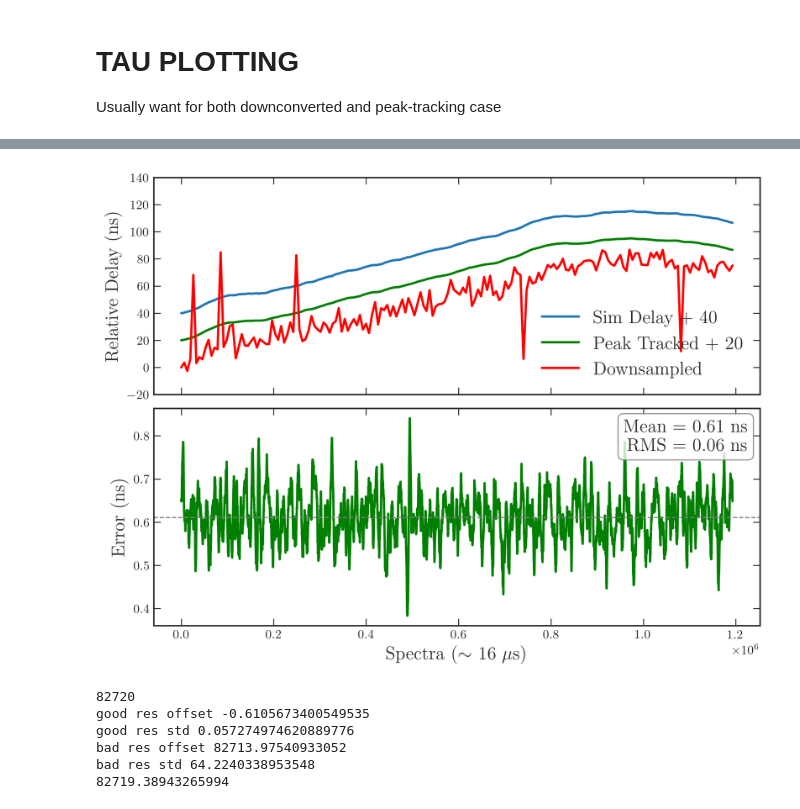
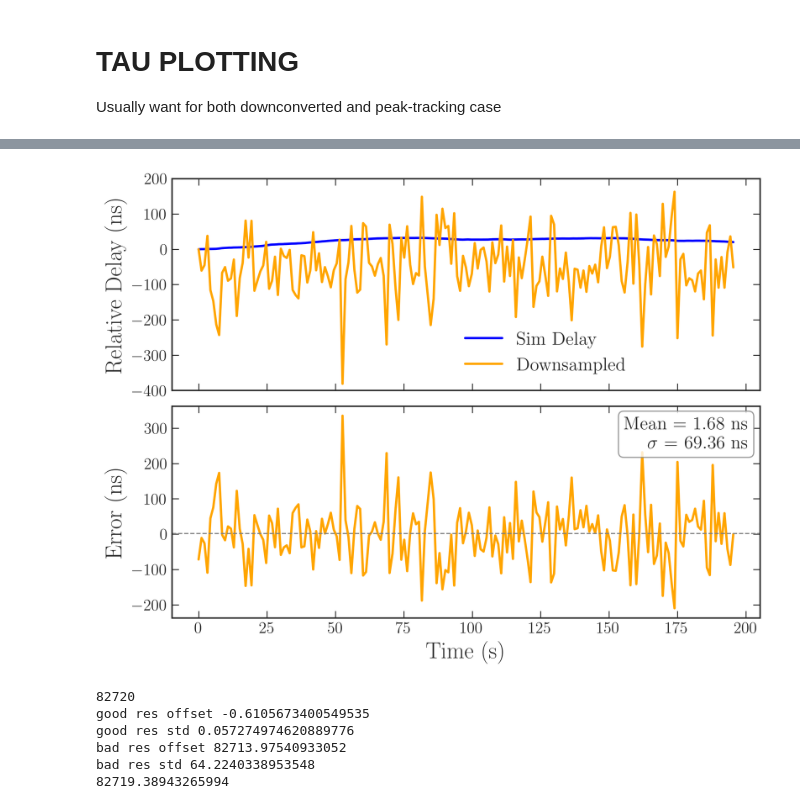
Before and after one commit to ALBATROS-Experiment/albatros_analysis, a Jupyter notebook: scripts/sim_plots.ipynb, the cells around one changed output, grey strips where cells are left out. Drawn from its saved outputs; the diff is of its cells as text; code cells hidden in the pictures.

```diff
--- a/scripts/sim_plots.ipynb
+++ b/scripts/sim_plots.ipynb
@@ -487,10 +434,2 @@ with np.load(path1) as f:
 # %% [output]
 KeysView(NpzFile '/scratch/mohanagr/raw_64_117260_117516_0.08_20260410_133544.npz' with keys: spec1, spec2, channels)
-# %%
-osamp = 64
-osampchans = channels
-osampspec1 = baseband[0,0,:,:]
-osampspec2 = baseband[0,1,:,:]
-print(spec1.shape)
-print(spec2.shape)
-print(osampchans.shape)
@@ -765,8 +710,9 @@ fit = AtA_inv @ Atd
 # Total parameters for tau: ntime * (nant-1)
 bs = nant - 1
 print(bs, 'Baselines')
-tau_downsample = fit[:nvis]
-print('taus:', tau_downsample[:10])
+taus_downc = -fit[:nvis]
+tausz_downc = taus_downc - taus_downc[0]
+print('taus:', tausz_downc[:10])
 phi_downsample = fit[nvis:]
 print('phis:', phi_downsample[:3])
 
@@ -805,7 +766,7 @@ plt.show()
 # %%
 #define the taus
 good_taus = taus_carrier
-bad_taus = np.unwrap(tausz_downc)
+bad_taus = taus_downc
 print(good_taus.shape, bad_taus.shape)
 
 #the baseband spectra that correspond to the timing solution are in the CENTER of the acclen
@@ -859,3 +820,5 @@ bad plot res [ 3.97590904  3.97550262  3.97501096 ... -4.49319928 -4.49379175
+# %%
+times = np.arange(len(y1))*10*4096/250e6
 # %%
 fig, ax = plt.subplots(
     2, 1,
@@ -865,53 +828,53 @@ fig, ax = plt.subplots(
 )
 
 # --- delays ---
-ax[0].plot(y1 - y1[0] + 40, label="Sim Delay + 40", lw=2)
-
-ax[0].plot(y2_interp - y2_interp[0] + 20, label="Peak Tracked + 20", lw=2, color = 'green')
-
-ax[0].plot(y3_interp - y3_interp[0], label="Downsampled", lw=2, color = 'red')
+ax[0].plot(times, y1 - y1[0], label="Sim Delay", lw=2, color='blue')
+#ax[0].plot(times, y2_interp - y2_interp[0] + 10, label="Peak Tracked + 10", lw=2, color='red')
+ax[0].plot(times, y3_interp - y3_interp[0], label="Downsampled", lw=2, color = 'orange')
 
 ax[0].set_ylabel("Relative Delay (ns)")
-ax[0].set_ylim(ymin=-20, ymax=140)
+ax[0].set_ylim(ymin=-400, ymax=200)
 
-ax[0].legend(frameon=False)
+ax[0].legend(loc="lower right", bbox_to_anchor=(0.8, 0), frameon=False)
 
-ax[1].plot(res_good, label="Peak Tracked residual", lw=2, color='green')
+# --- resids ---
+#ax[1].plot(times, res_good, label="Peak Tracked residual", lw=2, color='red')
+ax[1].plot(times, res_plot_bad, label="Downsampled residual", lw=2, color='orange')
 
-#ax[1].plot(res_plot_bad, label="Downsampled residual", lw=2, color='red')
+#ax[1].axhline(np.mean(res_good), color="gray", ls="--", lw=1)
+ax[1].axhline(np.mean(res_bad), color="gray", ls="--", lw=1)
 
-ax[1].axhline(np.mean(res_good), color="gray", ls="--", lw=1)
-
-ax[1].set_xlabel(r"Spectra ($\sim$ 16 $\mu$s)")
+ax[1].set_xlabel("Time (s)")
 ax[1].set_ylabel("Error (ns)")
 #ax[1].legend(frameon=False)
 
-
 ax[1].text(
     0.98, 0.95,
-    f"Mean = {np.mean(res_good):.2f} ns\n"
-    f"RMS = {np.std(res_good):.2f} ns",
+    #f"Mean = {np.mean(res_good):.2f} ns\n"
+    #f"$\\sigma$ = {np.std(res_good):.2f} ns",
+    f"Mean = {np.mean(res_bad):.2f} ns\n"
+    f"$\\sigma$ = {np.std(res_bad):.2f} ns",
     transform=ax[1].transAxes,
     ha="right",
     va="top",
     bbox=dict(boxstyle="round",
             facecolor="white",
             alpha=0.8,
             edgecolor="gray")
 )
 
 for a in ax:
     a.tick_params(direction="in", top=True, right=True)
 
 plt.savefig(
-    "/home/thomasb/albatros_analysis/scripts/orbcomm/paper_plots/fitted_taus.png",
+    f"/home/thomasb/albatros_analysis/scripts/orbcomm/paper_plots/fitted_taus_{version}_bad.png",
     bbox_inches="tight",
     dpi=300
 )
 
 plt.show()
 # %% [output]
-[figure, old version]
+[figure, new version]
 # %%
 print((4096*5 + 200)*4)
 print('good res offset', np.mean(res_good))
```
Also changed, not shown: parts of 25 cells of this notebook, 8 other files.
